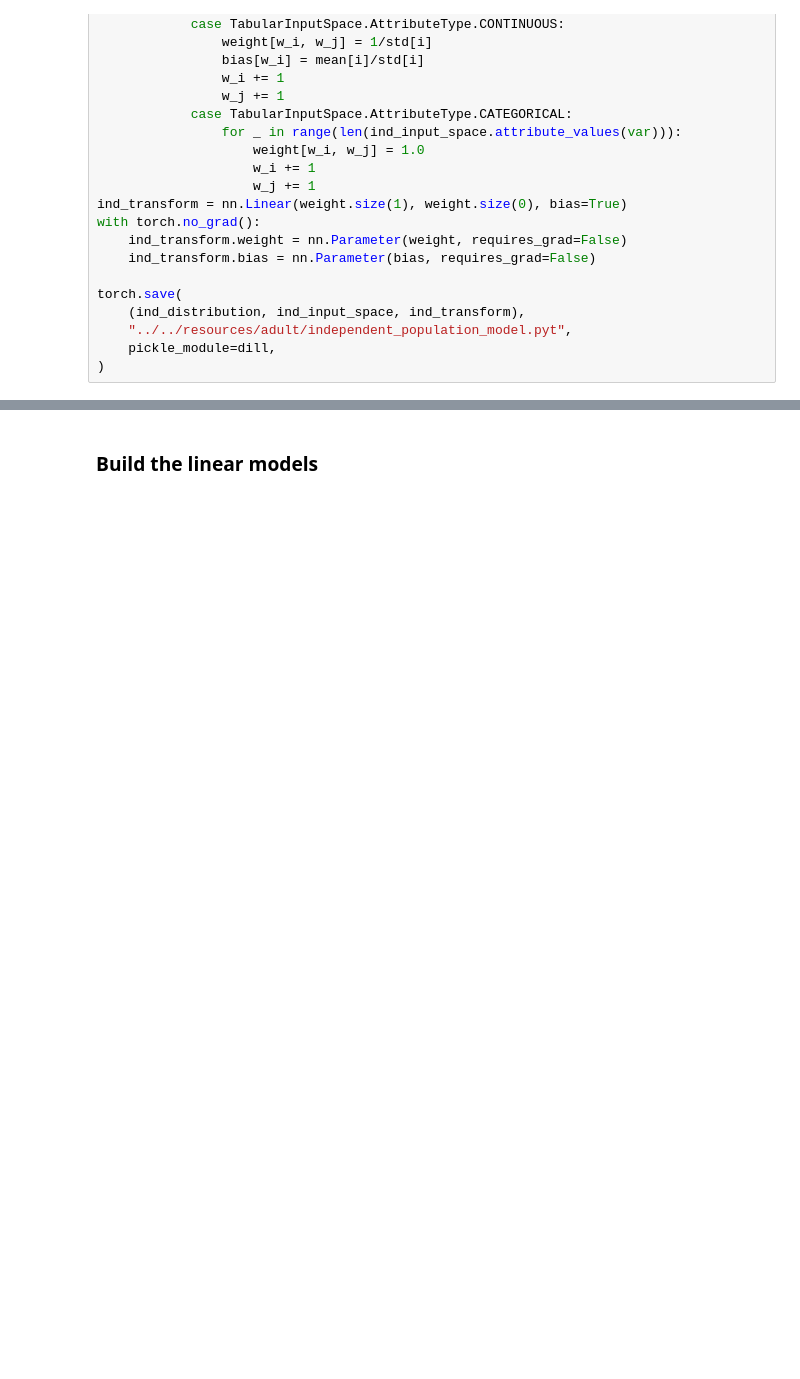
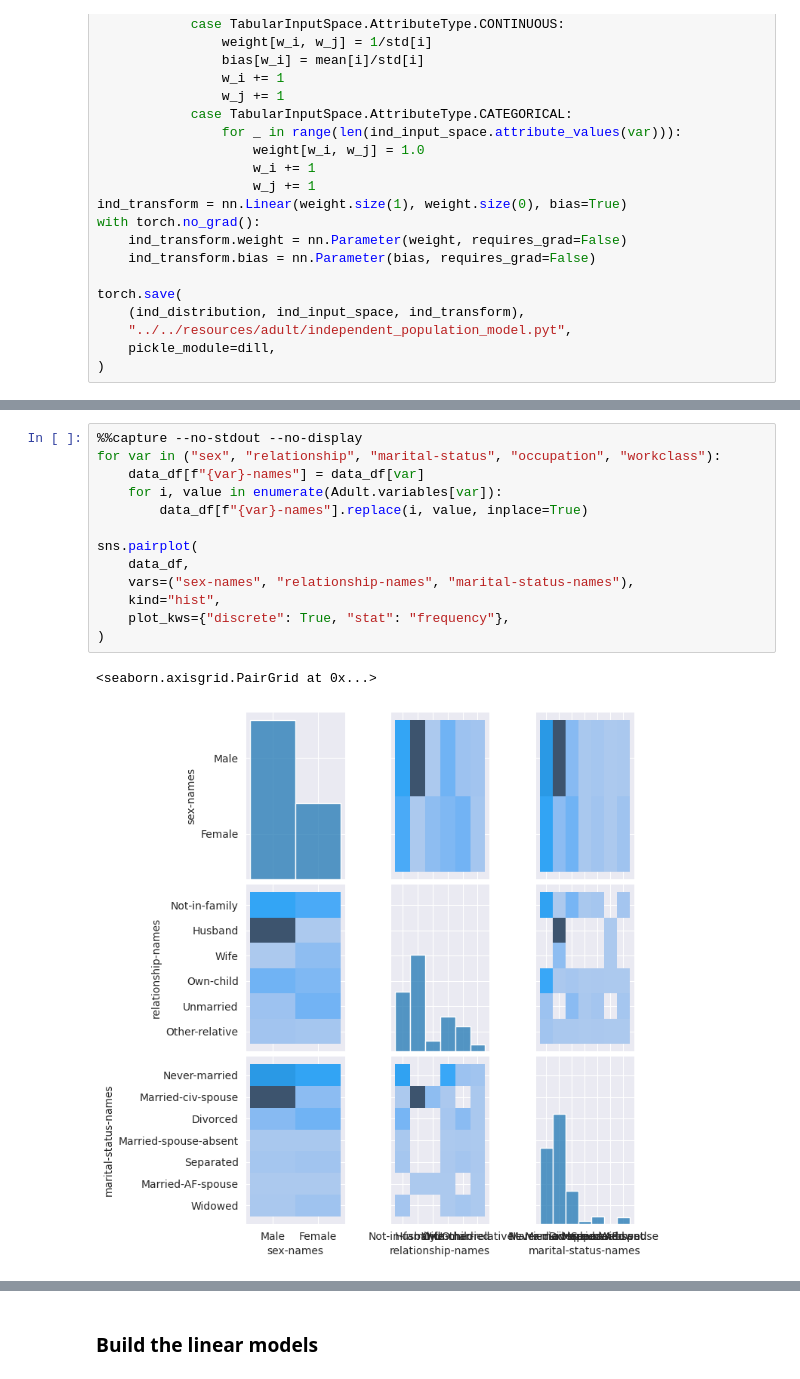
Before and after one commit to sen-uni-kn/probspecs, a Jupyter notebook: experiments/group_fairness_tabular/adult_population_models.ipynb, the cells around one changed output, grey strips where cells are left out. Saved outputs shown, nothing was run; the diff lists cells and outputs as text; blank space fills up the shorter version.

```diff
--- a/experiments/group_fairness_tabular/adult_population_models.ipynb
+++ b/experiments/group_fairness_tabular/adult_population_models.ipynb
@@ -570,0 +705,16 @@ torch.save(
+# %%
+%%capture --no-stdout --no-display
+for var in ("sex", "relationship", "marital-status", "occupation", "workclass"):
+    data_df[f"{var}-names"] = data_df[var]
+    for i, value in enumerate(Adult.variables[var]):
+        data_df[f"{var}-names"].replace(i, value, inplace=True)
+
+sns.pairplot(
+    data_df,
+    vars=("sex-names", "relationship-names", "marital-status-names"),
+    kind="hist",
+    plot_kws={"discrete": True, "stat": "frequency"},
+)
+# %% [output]
+<seaborn.axisgrid.PairGrid at 0x...>
+[figure, added]
```
Also changed, not shown: parts of 13 cells of this notebook, 13 other files.
